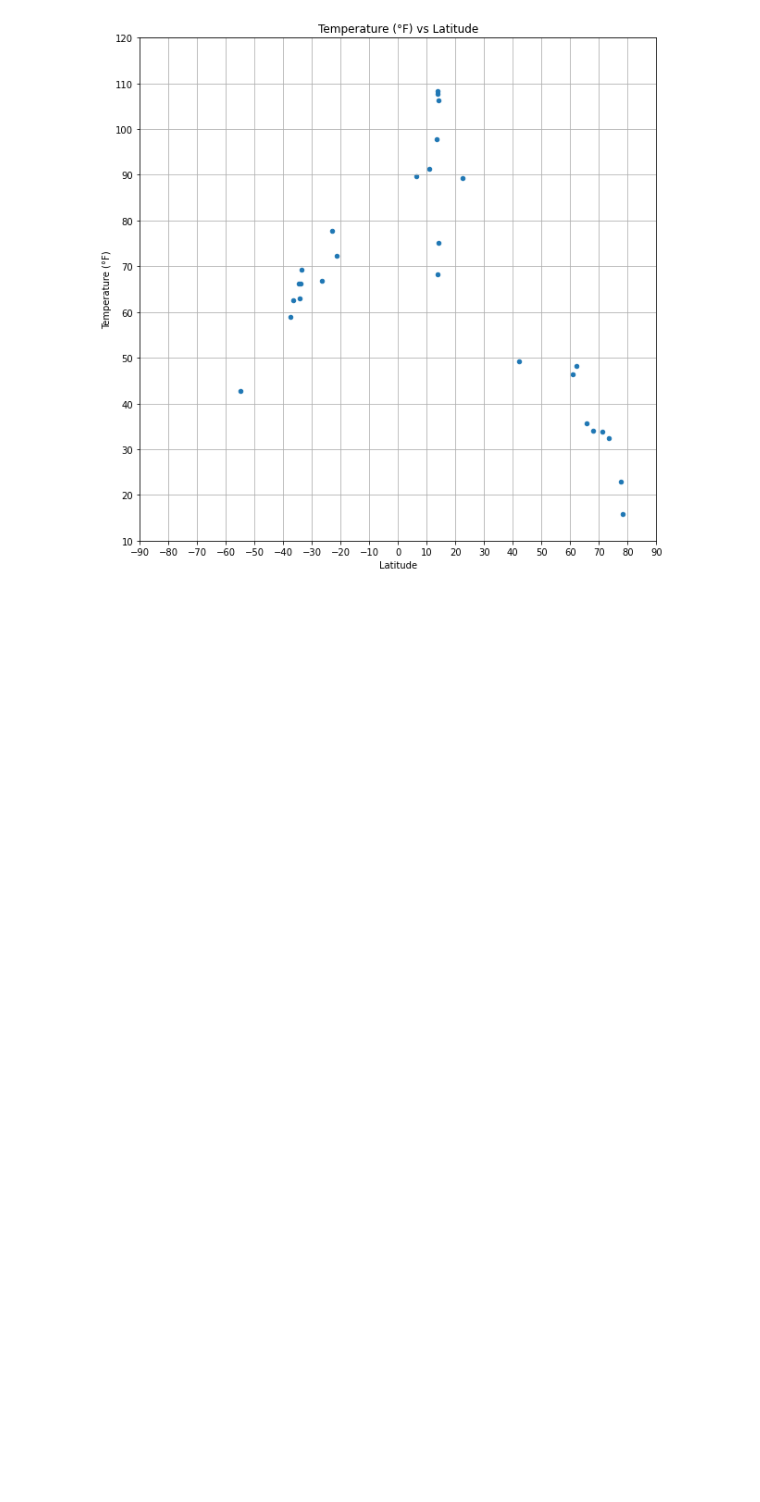
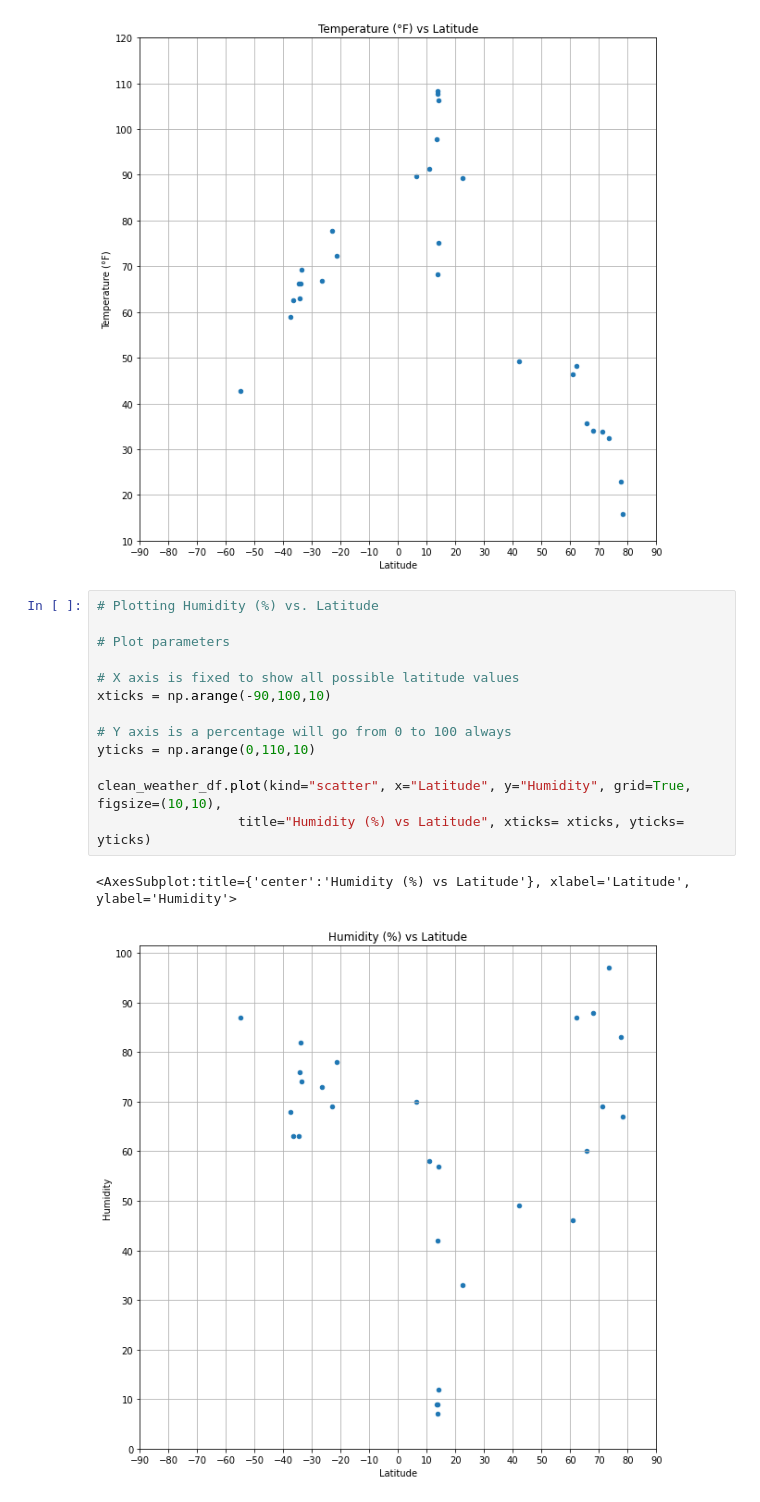
Before and after one commit to JuanjoFernandez/python-api-challenge, a Jupyter notebook: WeatherPy/WeatherPy.ipynb, the cells around one changed output. Cells and saved outputs as stored; diff of their text form; blank space fills up the shorter version.

Commit message:
Add scatterplots

```diff
--- a/WeatherPy/WeatherPy.ipynb
+++ b/WeatherPy/WeatherPy.ipynb
@@ -163,3 +163,19 @@ clean_weather_df.plot(kind="scatter", x="Latitude", y="Temperature (°F)", grid=
 # %% [output]
 <AxesSubplot:title={'center':'Temperature (°F) vs Latitude'}, xlabel='Latitude', ylabel='Temperature (°F)'>
 [figure]
+# %%
+# Plotting Humidity (%) vs. Latitude
+
+# Plot parameters
+
+# X axis is fixed to show all possible latitude values
+xticks = np.arange(-90,100,10)
+
+# Y axis is a percentage will go from 0 to 100 always
+yticks = np.arange(0,110,10)
+
+clean_weather_df.plot(kind="scatter", x="Latitude", y="Humidity", grid=True, figsize=(10,10),
+                  title="Humidity (%) vs Latitude", xticks= xticks, yticks= yticks)
+# %% [output]
+<AxesSubplot:title={'center':'Humidity (%) vs Latitude'}, xlabel='Latitude', ylabel='Humidity'>
+[figure, added]
```
Also changed, not shown: parts of 2 cells of this notebook, 1 other file.
